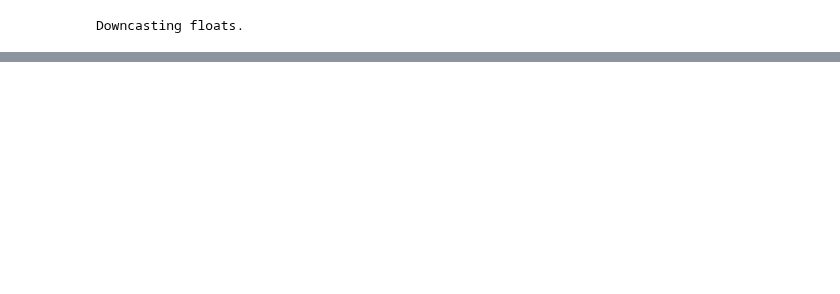
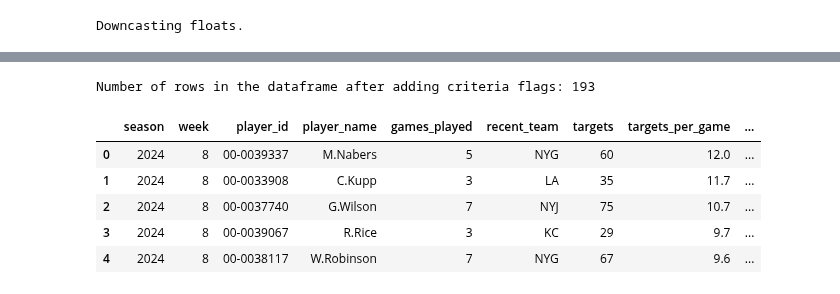
Before and after one commit to ARCtechmo/fanfav, a Jupyter notebook: wr_model_A_test.ipynb, the cells around one changed output, grey strips where cells are left out. Cells and saved outputs as stored; diff of their text form; code cells hidden in the pictures; blank space fills up the shorter version.

```diff
--- a/wr_model_A_test.ipynb
+++ b/wr_model_A_test.ipynb
@@ -227,0 +138,70 @@ display(wr_with_criteria_flags.head())
+# %%
+# Function to update the baseline with additional boolean criteria and reorder columns
+def update_baseline_with_criteria_boolean():
+    # Baseline dataframe for the current season
+    wr_current_season = wr_tgts_all_per_game_current_season()
+
+    # Step 1: Filter data for players who had targets in the last three games they played
+    wr_last_3_games = wr_tgt_data_all_years[(wr_tgt_data_all_years['season'] == current_year) &
+                                            (wr_tgt_data_all_years['targets'] > 0)]  # Filter only games where they had targets
+
+    # Step 2: Sort the data by player and week, then get the last 3 games for each player
+    wr_last_3_games_sorted = wr_last_3_games.sort_values(by=['player_id', 'week'], ascending=[True, False])
+    wr_last_3_games_grouped = wr_last_3_games_sorted.groupby('player_id').head(3)  # Get the last 3 games for each player
+
+    # Step 3: Group by player and sum the targets over the last 3 games
+    wr_last_3_games_grouped_sum = wr_last_3_games_grouped.groupby(['player_id'], as_index=False)['targets'].sum()
+
+    # Step 4: Merge last 3 games target data back into the current season dataframe
+    wr_current_season = wr_current_season.merge(wr_last_3_games_grouped_sum, on=['player_id'], how='left', suffixes=('', '_last_3_games'))
+
+    # Step 5: Rename 'targets' from the last 3 games to 'total_targets_last_3_games'
+    wr_current_season.rename(columns={'targets_last_3_games': 'total_targets_last_3_games'}, inplace=True)
+
+    # Step 6: Add 'avg_7tgs_last3_games_bool' (TRUE if total targets over the last 3 games >= 7)
+    wr_current_season['avg_7tgs_last3_games_bool'] = wr_current_season['total_targets_last_3_games'] >= 7
+
+    # Step 7: Calculate 'avg_7tgs_last3_games' = total_targets_last_3_games / 3
+    wr_current_season['avg_7tgs_last3_games'] = (wr_current_season['total_targets_last_3_games'] / 3).round(1)
+
+    # Step 8: Fill missing values with False for players who didn't play in the last 3 games
+    wr_current_season['avg_7tgs_last3_games_bool'] = wr_current_season['avg_7tgs_last3_games_bool'].fillna(False)
+
+    # Step 9: Calculate 'yds_per_reception' = 'receiving_yards' / 'receptions'
+    wr_current_season['yds_per_reception'] = (wr_current_season['receiving_yards'] / wr_current_season['receptions']).round(2)
+
+    # Step 10: Add 'season_avg_10yds_per_reception_bool' (TRUE if 'yds_per_reception' >= 10)
+    wr_current_season['season_avg_10yds_per_reception_bool'] = wr_current_season['yds_per_reception'] >= 10
+
+    # Step 11: Fill missing values with False for players who don't have receptions
+    wr_current_season['season_avg_10yds_per_reception_bool'] = wr_current_season['season_avg_10yds_per_reception_bool'].fillna(False)
+
+    # Step 12: Convert 'total_targets_last_3_games' to integer values
+    wr_current_season['total_targets_last_3_games'] = wr_current_season['total_targets_last_3_games'].fillna(0).astype(int)
+
+    # Step 13: Reorder the columns as requested
+    wr_current_season = wr_current_season[['season', 'week', 'player_id', 'player_name', 'games_played', 'recent_team',
+                                           'targets', 'targets_per_game', 'avg_7tgs_per_game_bool', 'target_share', 'receptions',
+                                           'receptions_per_game', 'receiving_yards', 'receiving_yards_per_game', 'yds_per_reception',
+                                           'season_avg_10yds_per_reception_bool', 'total_targets_last_3_games', 'avg_7tgs_last3_games',
+                                           'avg_7tgs_last3_games_bool']]
+
+    # Step 14: Return the updated dataframe with the reordered columns and new calculations
+    return wr_current_season
+
+# Call the function to update the baseline with criteria boolean flags
+wr_with_criteria_flags_df = update_baseline_with_criteria_boolean()
+
+# Print the row count for verification
+print(f"Number of rows in the dataframe after adding criteria flags: {wr_with_criteria_flags_df.shape[0]}")
+
+# Display the first few rows for verification
+wr_with_criteria_flags_df.head()
+# %% [output]
+Number of rows in the dataframe after adding criteria flags: 193
+|  | season | week | player_id | player_name | games_played | recent_team | targets | targets_per_game | ... |
+| 0 | 2024 | 8 | 00-0039337 | M.Nabers | 5 | NYG | 60 | 12.0 | ... |
+| 1 | 2024 | 8 | 00-0033908 | C.Kupp | 3 | LA | 35 | 11.7 | ... |
+| 2 | 2024 | 8 | 00-0037740 | G.Wilson | 7 | NYJ | 75 | 10.7 | ... |
+| 3 | 2024 | 8 | 00-0039067 | R.Rice | 3 | KC | 29 | 9.7 | ... |
+| 4 | 2024 | 8 | 00-0038117 | W.Robinson | 7 | NYG | 67 | 9.6 | ... |
```
Also changed, not shown: parts of 23 cells of this notebook.
